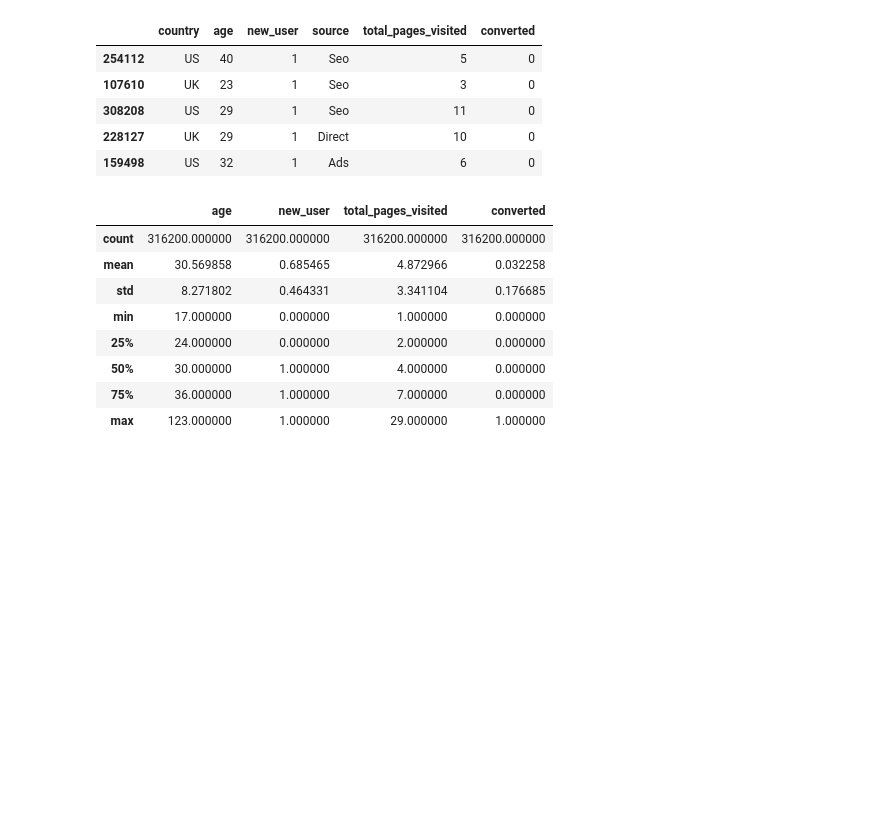
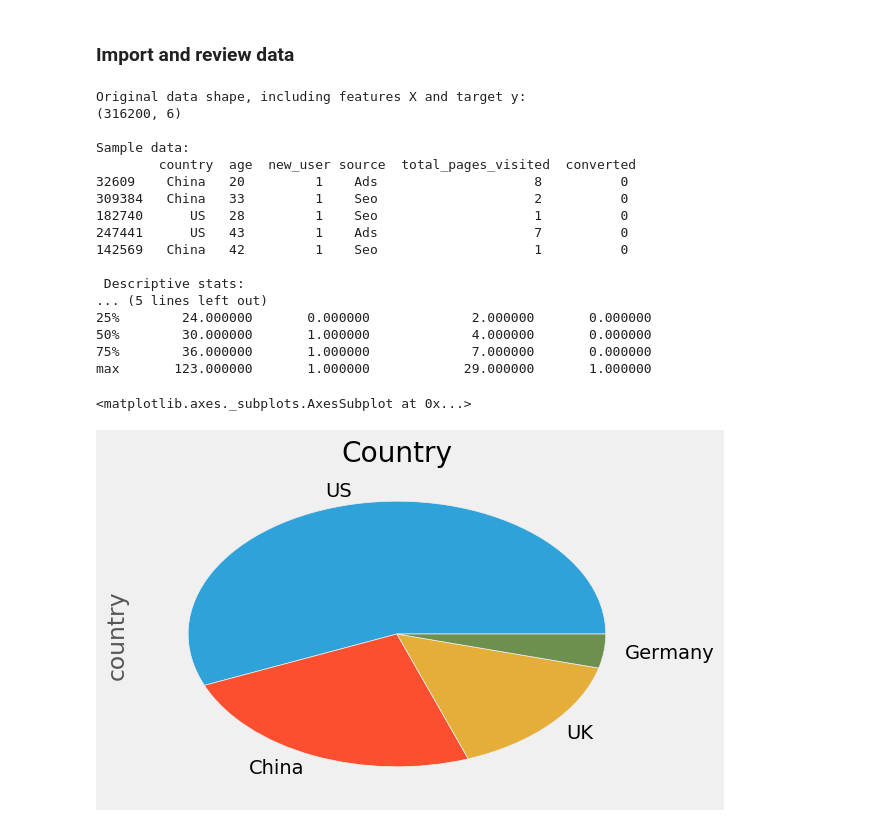
Before and after one commit to brunolsvieira/Conversion-Rate, a Jupyter notebook: Conversion rate.ipynb, the cells around one changed output. Cells and saved outputs as stored; diff of their text form; code cells hidden in the pictures; blank space fills up the shorter version.

```diff
--- a/Conversion rate.ipynb
+++ b/Conversion rate.ipynb
@@ -9,21 +0,0 @@ data = pd.read_csv('conversion_data.csv')
-# %%
-data.sample(n=5)
-# %% [output]
-|  | country | age | new_user | source | total_pages_visited | converted |
-| 254112 | US | 40 | 1 | Seo | 5 | 0 |
-| 107610 | UK | 23 | 1 | Seo | 3 | 0 |
-| 308208 | US | 29 | 1 | Seo | 11 | 0 |
-| 228127 | UK | 29 | 1 | Direct | 10 | 0 |
-| 159498 | US | 32 | 1 | Ads | 6 | 0 |
-# %%
-data.describe()
-# %% [output]
-|  | age | new_user | total_pages_visited | converted |
-| count | 316200.000000 | 316200.000000 | 316200.000000 | 316200.000000 |
-| mean | 30.569858 | 0.685465 | 4.872966 | 0.032258 |
-| std | 8.271802 | 0.464331 | 3.341104 | 0.176685 |
-| min | 17.000000 | 0.000000 | 1.000000 | 0.000000 |
-| 25% | 24.000000 | 0.000000 | 2.000000 | 0.000000 |
-| 50% | 30.000000 | 1.000000 | 4.000000 | 0.000000 |
-| 75% | 36.000000 | 1.000000 | 7.000000 | 0.000000 |
-| max | 123.000000 | 1.000000 | 29.000000 | 1.000000 |
@@ -30 +17,31 @@ data.describe()
+# %% [markdown]
+### Import and review data
+# %%
+data = pd.read_csv('conversion_data.csv')
+
+print('Original data shape, including features X and target y: \n{} \n'.format(data.shape))
+print('Sample data: \n {}'.format(data.sample(n=5)))
+print('\n Descriptive stats: \n {}'.format(data.describe()))
+
+data['country'].value_counts().plot(kind='pie', title='Country')
+# %% [output]
+Original data shape, including features X and target y:
+(316200, 6)
+
+Sample data:
+        country  age  new_user source  total_pages_visited  converted
+32609    China   20         1    Ads                    8          0
+309384   China   33         1    Seo                    2          0
+182740      US   28         1    Seo                    1          0
+247441      US   43         1    Ads                    7          0
+142569   China   42         1    Seo                    1          0
+
+ Descriptive stats:
+... (5 lines left out)
+25%        24.000000       0.000000             2.000000       0.000000
+50%        30.000000       1.000000             4.000000       0.000000
+75%        36.000000       1.000000             7.000000       0.000000
+max       123.000000       1.000000            29.000000       1.000000
+<matplotlib.axes._subplots.AxesSubplot at 0x...>
+[figure, added]
 # %%
```
Also changed, not shown: parts of 23 cells of this notebook.
